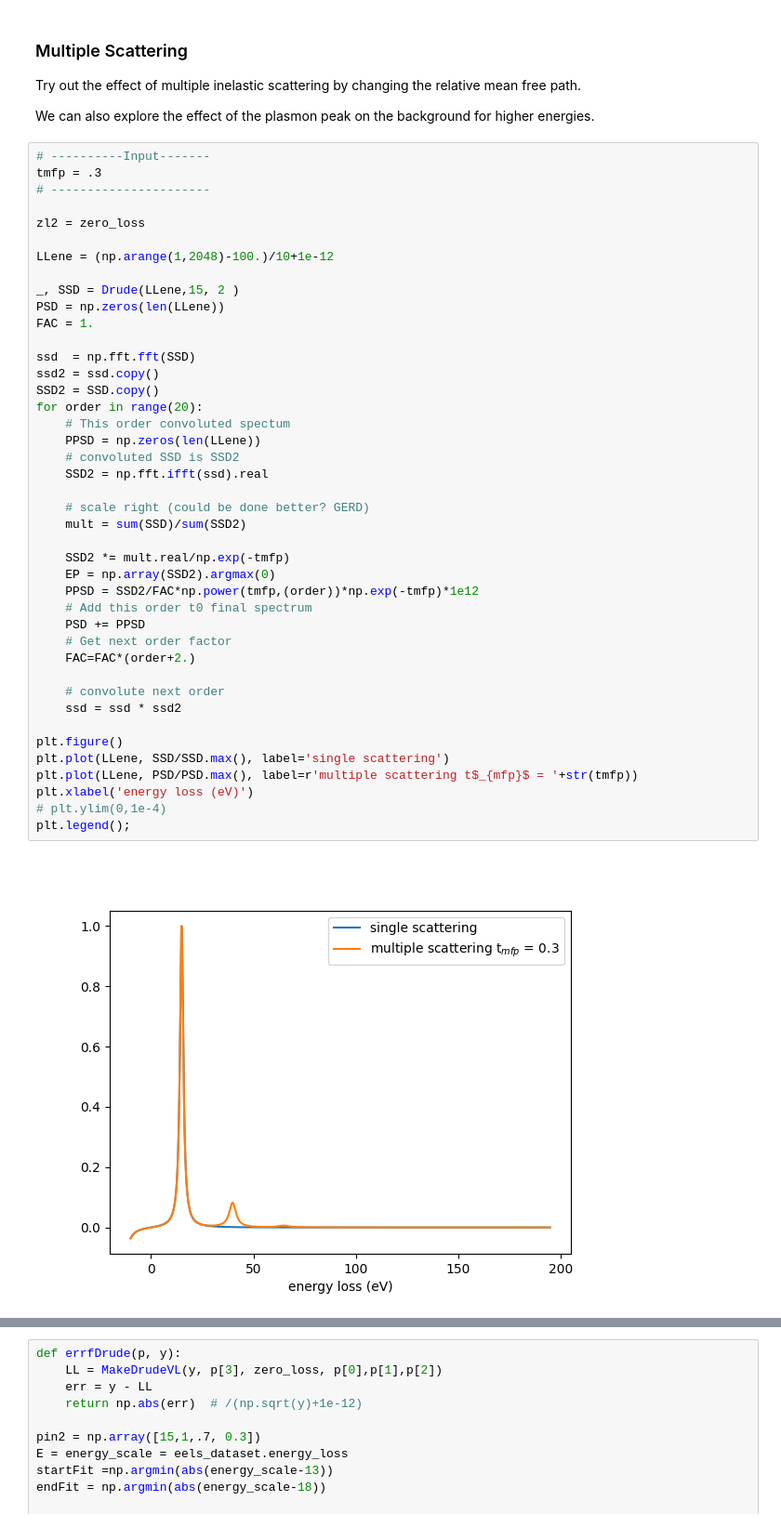
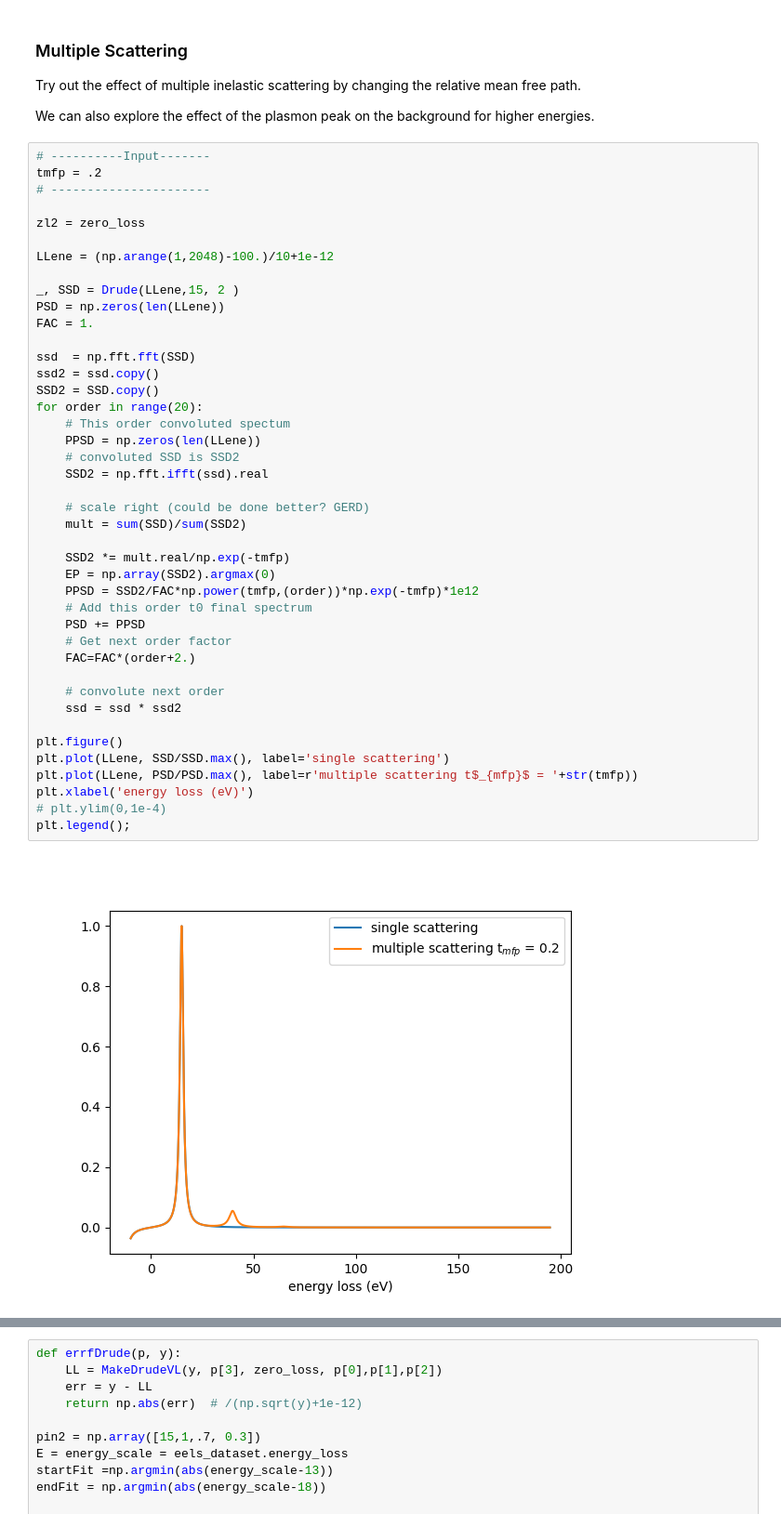
Before and after one commit to SergeiVKalinin/ML-ElectronMicroscopy-2023, a Jupyter notebook: Lecture 3/0_Analyse_Low_Loss.ipynb, the cells around one changed output, grey strips where cells are left out. Shown at 93% size. Saved outputs shown, nothing was run; the diff lists cells and outputs as text.

```diff
--- a/Lecture 3/0_Analyse_Low_Loss.ipynb
+++ b/Lecture 3/0_Analyse_Low_Loss.ipynb
@@ -270,7 +267,7 @@ Try out the effect of multiple inelastic scattering by changing the relative mea
 We can also explore the effect of the plasmon peak on the background for higher energies.
 # %%
 # ----------Input-------
-tmfp = .3
+tmfp = .2
 # ----------------------
 
 zl2 = zero_loss
@@ -284,34 +281,34 @@ FAC = 1.
 ssd  = np.fft.fft(SSD)
 ssd2 = ssd.copy()
 SSD2 = SSD.copy()
 for order in range(20):
     # This order convoluted spectum
     PPSD = np.zeros(len(LLene))
     # convoluted SSD is SSD2
     SSD2 = np.fft.ifft(ssd).real
 
     # scale right (could be done better? GERD)
     mult = sum(SSD)/sum(SSD2)
 
     SSD2 *= mult.real/np.exp(-tmfp)
     EP = np.array(SSD2).argmax(0)
     PPSD = SSD2/FAC*np.power(tmfp,(order))*np.exp(-tmfp)*1e12
     # Add this order t0 final spectrum
     PSD += PPSD
     # Get next order factor
     FAC=FAC*(order+2.)
 
     # convolute next order
     ssd = ssd * ssd2
 
 plt.figure()
 plt.plot(LLene, SSD/SSD.max(), label='single scattering')
 plt.plot(LLene, PSD/PSD.max(), label=r'multiple scattering t$_{mfp}$ = '+str(tmfp))
 plt.xlabel('energy loss (eV)')
 # plt.ylim(0,1e-4)
 plt.legend();
 # %% [output]
-[figure, old version]
+[figure, new version]
 # %%
 from scipy.interpolate import splev,splrep,splint
 def MakeDrudeVL(dataset, tmfp, zero_loss, Ep, Ew, Eh):
```
Also changed, not shown: parts of 7 cells of this notebook, 2 other files.
